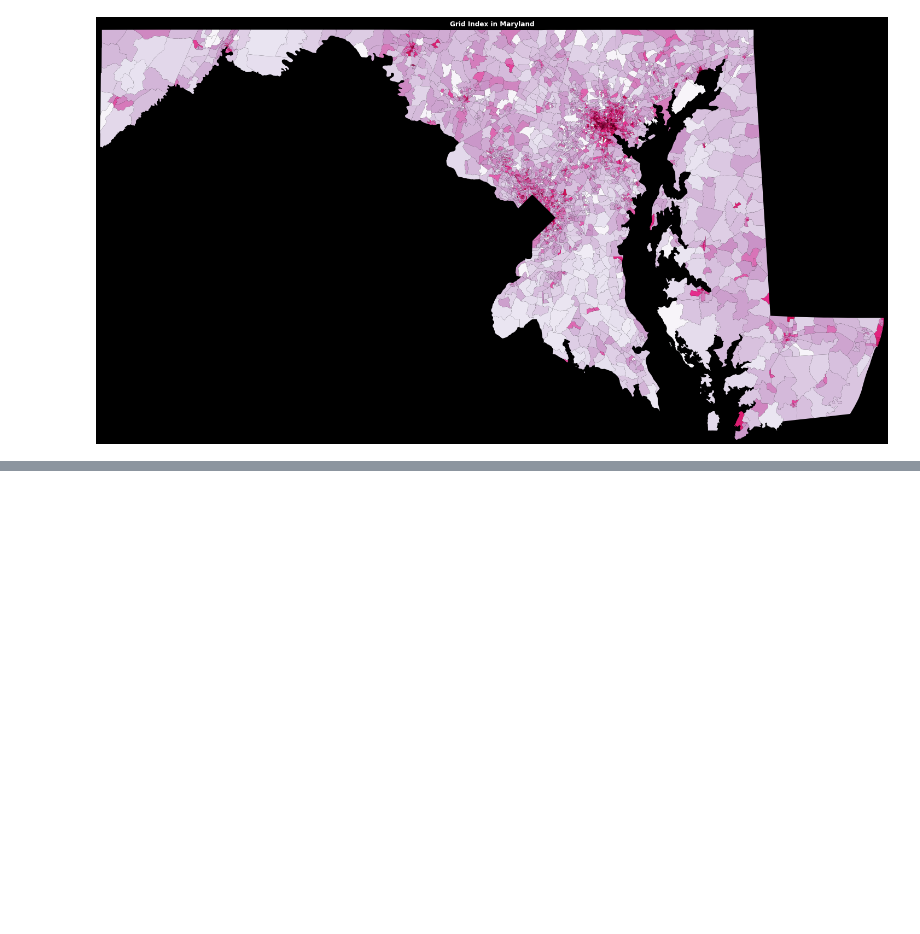
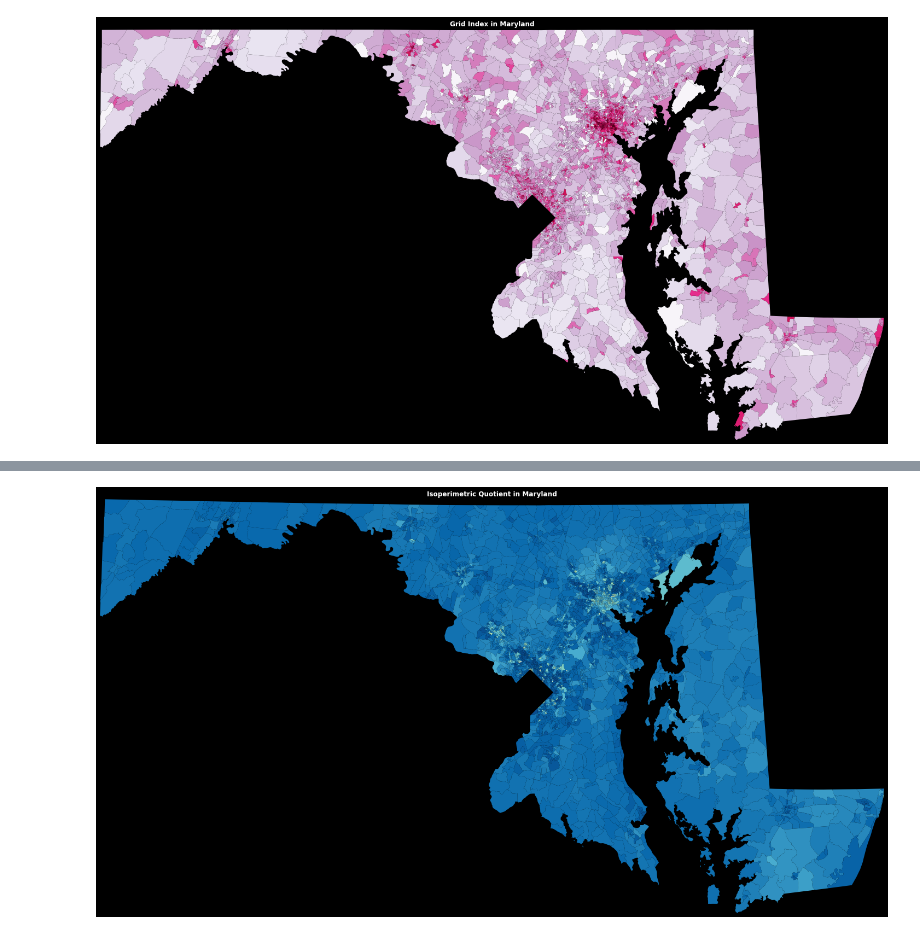
Before and after one commit to asrenninger/mega, a Jupyter notebook: python/osmnx.ipynb, the cells around one changed output, grey strips where cells are left out. Saved outputs shown, nothing was run; the diff lists cells and outputs as text; code cells hidden in the pictures; blank space fills up the shorter version.

```diff
--- a/python/osmnx.ipynb
+++ b/python/osmnx.ipynb
@@ -229,0 +253,2 @@ left[['GEOID', 'straightness', 'orientation_order', 'prop_4way', 'grid_index']].
+# %%
+maryland = maryland.to_crs('EPSG:26985')
@@ -229,0 +264,17 @@ left[['GEOID', 'straightness', 'orientation_order', 'prop_4way', 'grid_index']].
+# %%
+centroids = gpd.GeoDataFrame(buildings[['peri', 'area', 'isoperi']],
+                             geometry=buildings.centroid, crs="EPSG:26985")
+# %%
+joined = gpd.sjoin(maryland, centroids,
+                   how="left",
+                   op='intersects').groupby('GEOID',
+                                            as_index=False).agg({'peri': ['mean'],
+                                                                 'area': ['mean', 'sum'],
+                                                                 'isoperi': ['mean'],
+                                                                 'index_right': ['count']})
+
+joined.columns = [f'{i}_{j}' for i, j in joined.columns]
+
+joined = joined.rename(columns={"GEOID_": "GEOID",
+                                "index_right_count": "geometry_count"})
+joined.head()
@@ -229,0 +288,5 @@ left[['GEOID', 'straightness', 'orientation_order', 'prop_4way', 'grid_index']].
+# %%
+joined = joined.merge(maryland, how='left', left_on='GEOID', right_on='GEOID')
+joined = gpd.GeoDataFrame(joined, geometry=joined.geometry, crs='EPSG:26985')
+
+joined.head()
@@ -229,0 +300,19 @@ left[['GEOID', 'straightness', 'orientation_order', 'prop_4way', 'grid_index']].
+# %%
+import matplotlib.pyplot as plt
+
+fig, ax = plt.subplots(1, 1, figsize=(20, 20),
+                       facecolor='k',
+                       constrained_layout=True,
+                       subplot_kw=dict(aspect='equal'))
+
+joined.to_crs('EPSG:26985')
+joined.plot('isoperi_mean', ax=ax, cmap='GnBu', lw=0.05)
+
+ax.set_title("Isoperimetric Quotient in Maryland", color='w', weight='bold')
+
+ax.margins(0)
+ax.axis('off')
+
+fig.savefig('isoperimetric-quotient_MD.png', facecolor=fig.get_facecolor(), dpi=300, bbox_inches='tight')
+# %% [output]
+[figure, added]
```
Also changed, not shown: parts of 11 cells of this notebook.
